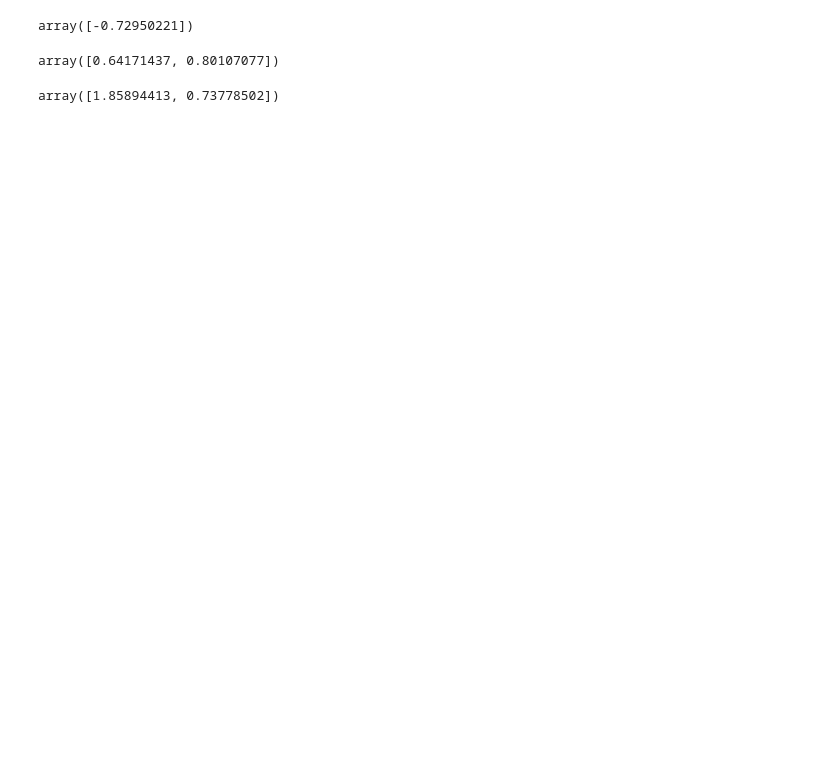
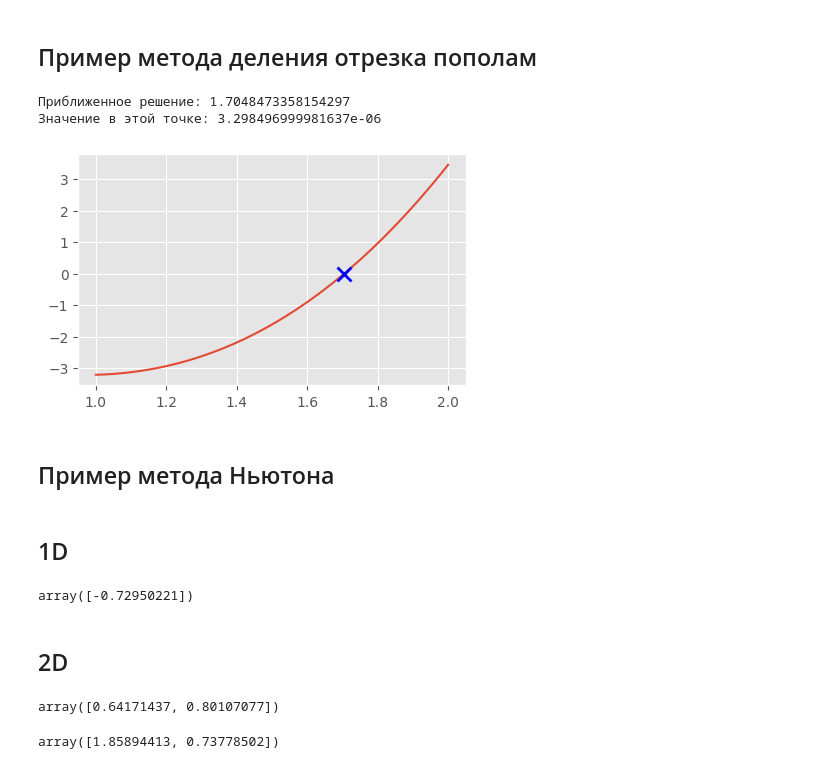
Before and after one commit to MarkovAlexandr314/VychMaty, a Jupyter notebook: hw1/solver_non_linear.ipynb, the cells around one changed output. Saved outputs shown, nothing was run; the diff lists cells and outputs as text; code cells hidden in the pictures; blank space fills up the shorter version.

```diff
--- a/hw1/solver_non_linear.ipynb
+++ b/hw1/solver_non_linear.ipynb
@@ -129,0 +123,21 @@ class Solver_non_linear:
+# %% [markdown]
+## Пример метода деления отрезка пополам
+# %%
+fig, axes = plt.subplots(figsize=(5, 3))
+def f(x):
+    return x**3 - 5*np.sin(x)
+
+x_left, x_right = 1, 2
+x = sl.dichotomy(f, x_left, x_right)
+print(f"Приближенное решение: {x}\nЗначение в этой точке: {f(x)}")
+
+N_x = 100
+x_arr = np.linspace(x_left, x_right, N_x)
+axes.plot(x_arr, f(x_arr));
+axes.plot(x, f(x), 'bx', markersize=10, markeredgewidth=2);
+# %% [output]
+Приближенное решение: 1.7048473358154297
+Значение в этой точке: 3.298496999981637e-06
+[figure, added]
+# %% [markdown]
+## Пример метода Ньютона
@@ -130,3 +149,5 @@ class Solver_non_linear:
+# %% [markdown]
+## 1D
 # %%
 # 1-D
 F = np.array([
@@ -140,5 +161,7 @@ sl.solve(F, {'x0': x0}, method=Method.NEWTON)
 # %% [output]
 array([-0.72950221])
+# %% [markdown]
+## 2D
 # %%
 # 2-D
 F = np.array([
```
Also changed, not shown: parts of 10 cells of this notebook, 1 other file.
